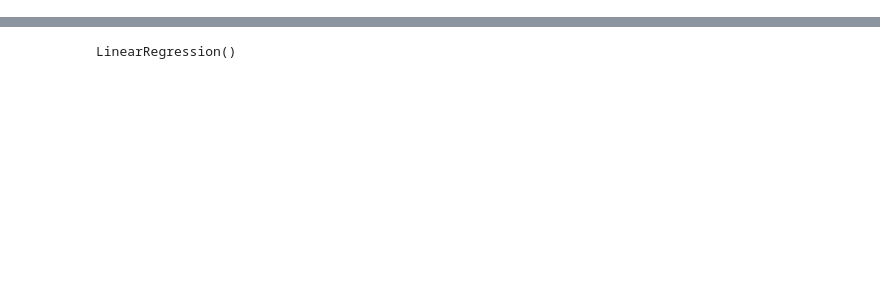
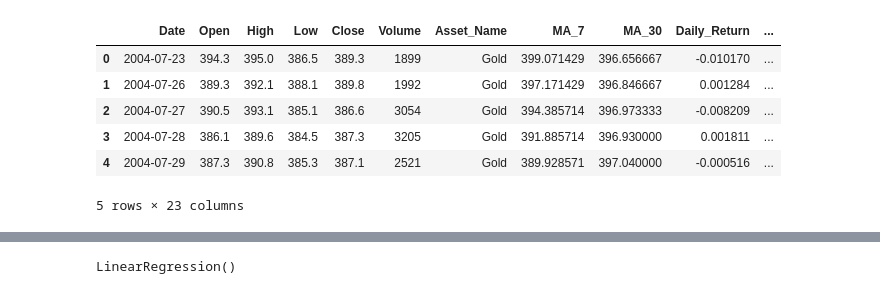
Before and after one commit to MariaKhan28981/FinSight-AI, a Jupyter notebook: notebooks/03_ml_models.ipynb, the cells around one changed output, grey strips where cells are left out. Drawn from its saved outputs; the diff is of its cells as text; code cells hidden in the pictures; blank space fills up the shorter version.

```diff
--- a/notebooks/03_ml_models.ipynb
+++ b/notebooks/03_ml_models.ipynb
@@ -14,2 +18,12 @@ from xgboost import XGBRegressor
 # %%
-df=pd.read_csv("../data/processed/tesla_feature_engineered.csv")
+df=pd.read_csv(f"../data/after_F_eng/{dataset_name}_F_Eng.csv")
+# %%
+df.head()
+# %% [output]
+|  | Date | Open | High | Low | Close | Volume | Asset_Name | MA_7 | MA_30 | Daily_Return | ... |
+| 0 | 2004-07-23 | 394.3 | 395.0 | 386.5 | 389.3 | 1899 | Gold | 399.071429 | 396.656667 | -0.010170 | ... |
+| 1 | 2004-07-26 | 389.3 | 392.1 | 388.1 | 389.8 | 1992 | Gold | 397.171429 | 396.846667 | 0.001284 | ... |
+| 2 | 2004-07-27 | 390.5 | 393.1 | 385.1 | 386.6 | 3054 | Gold | 394.385714 | 396.973333 | -0.008209 | ... |
+| 3 | 2004-07-28 | 386.1 | 389.6 | 384.5 | 387.3 | 3205 | Gold | 391.885714 | 396.930000 | 0.001811 | ... |
+| 4 | 2004-07-29 | 387.3 | 390.8 | 385.3 | 387.1 | 2521 | Gold | 389.928571 | 397.040000 | -0.000516 | ... |
+5 rows × 23 columns
```
Also changed, not shown: parts of 51 cells of this notebook, 22 other files.
